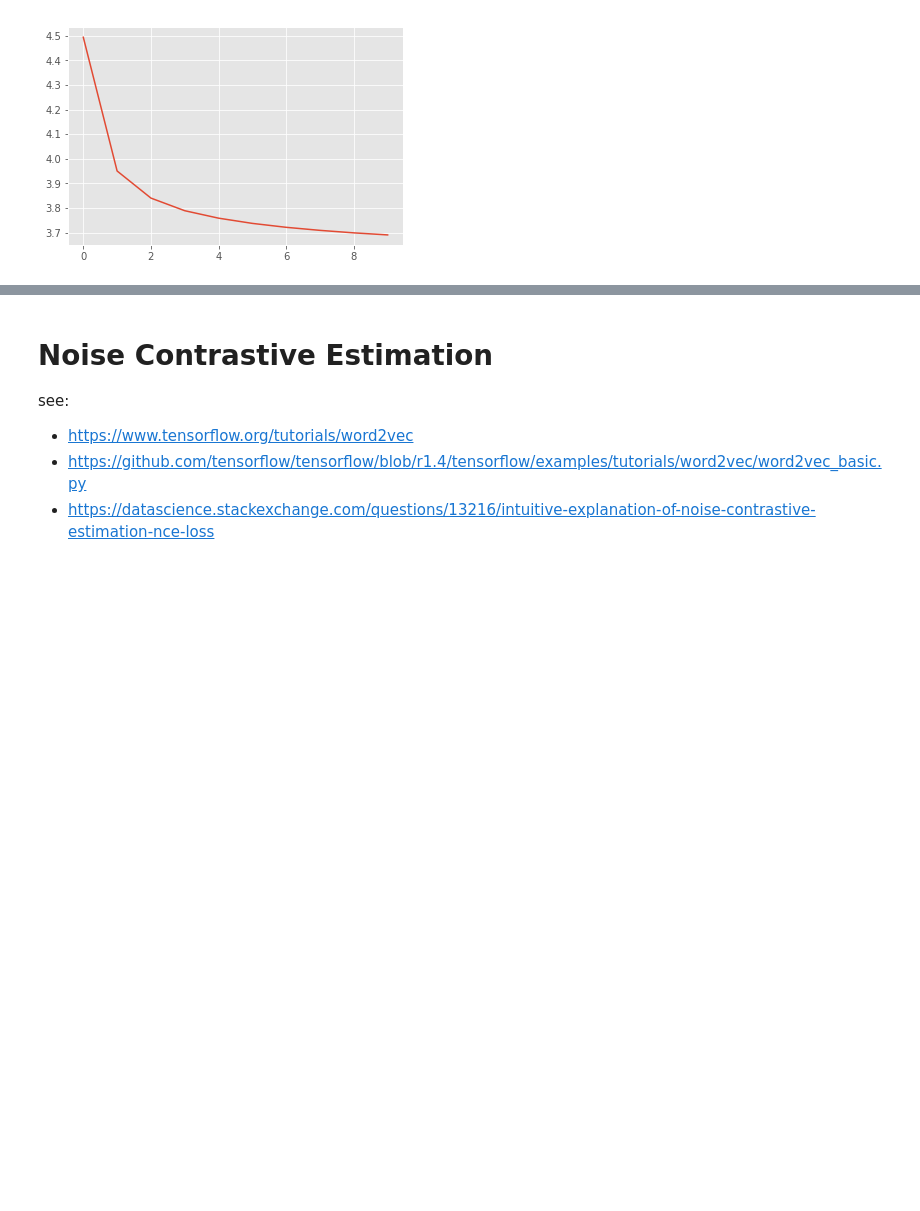
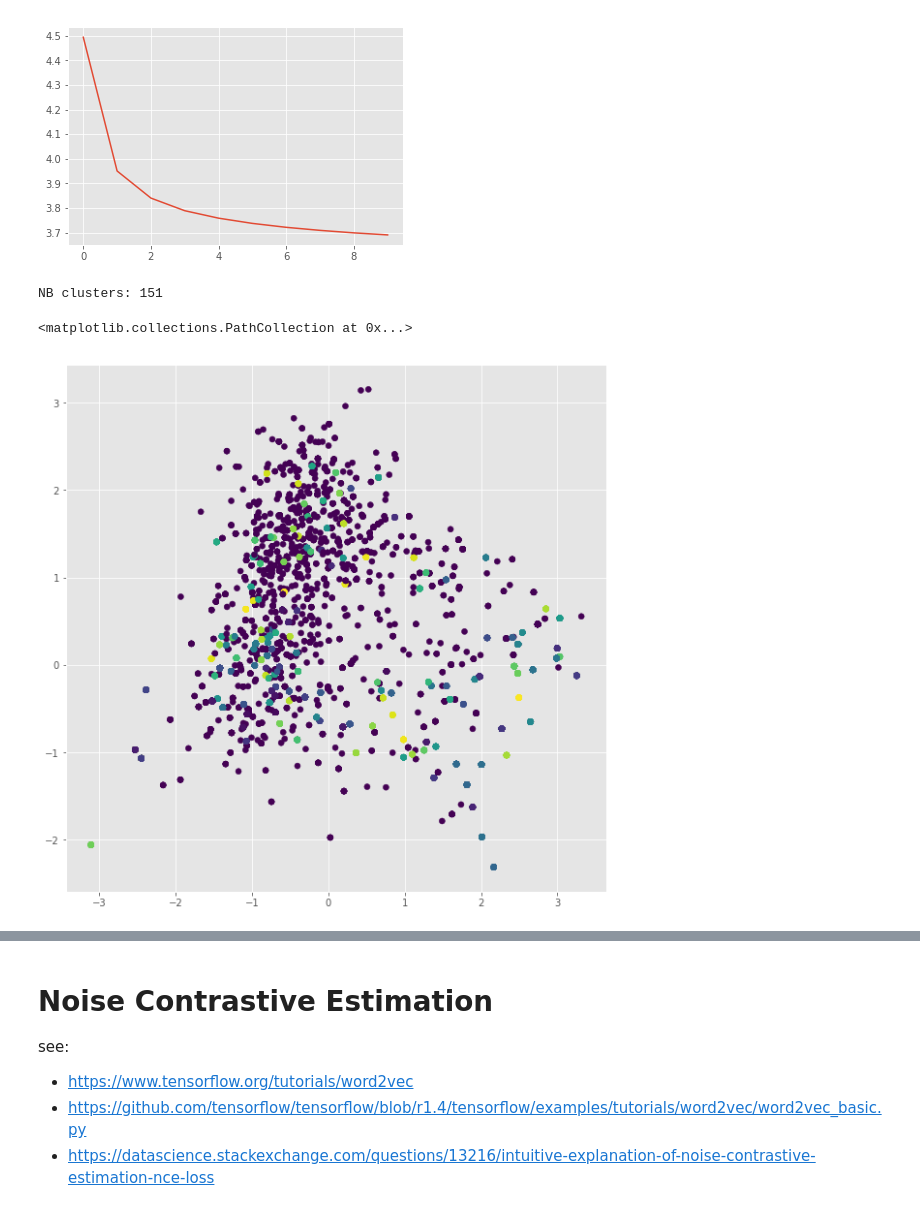
Before and after one commit to mwalton/bdh22, a Jupyter notebook: notes/analysis.ipynb, the cells around one changed output, grey strips where cells are left out. Cells and saved outputs as stored; diff of their text form; code cells hidden in the pictures; blank space fills up the shorter version.

```diff
--- a/notes/analysis.ipynb
+++ b/notes/analysis.ipynb
@@ -137,4 +150,23 @@ plt.plot(hist.history['loss'])
 # %%
 embed = Model(x, embedding)
 x_embed = embed.predict(x_train)
+# %%
+# dim reduce
+train_idx = np.random.randint(0, x_embed.shape[0], 10000)
+pca = PCA(n_components=2).fit(x_embed[train_idx, :])
+low_dim_embeds_pca = pca.transform(x_embed[train_idx, :])
+
+# cluster
+rescaled = StandardScaler().fit_transform(x_embed[train_idx, :])
+db = DBSCAN(eps=1.5, min_samples=10).fit(rescaled)
+labels = db.labels_
+print("NB clusters:", len(np.unique(labels)))
+
+# plot
+plt.figure(figsize=(10,10))
+plt.scatter(low_dim_embeds_pca[:,0], low_dim_embeds_pca[:,1], c=labels)
+# %% [output]
+NB clusters: 151
+<matplotlib.collections.PathCollection at 0x...>
+[figure, added]
 # %%
```
Also changed, not shown: parts of 12 cells of this notebook.
